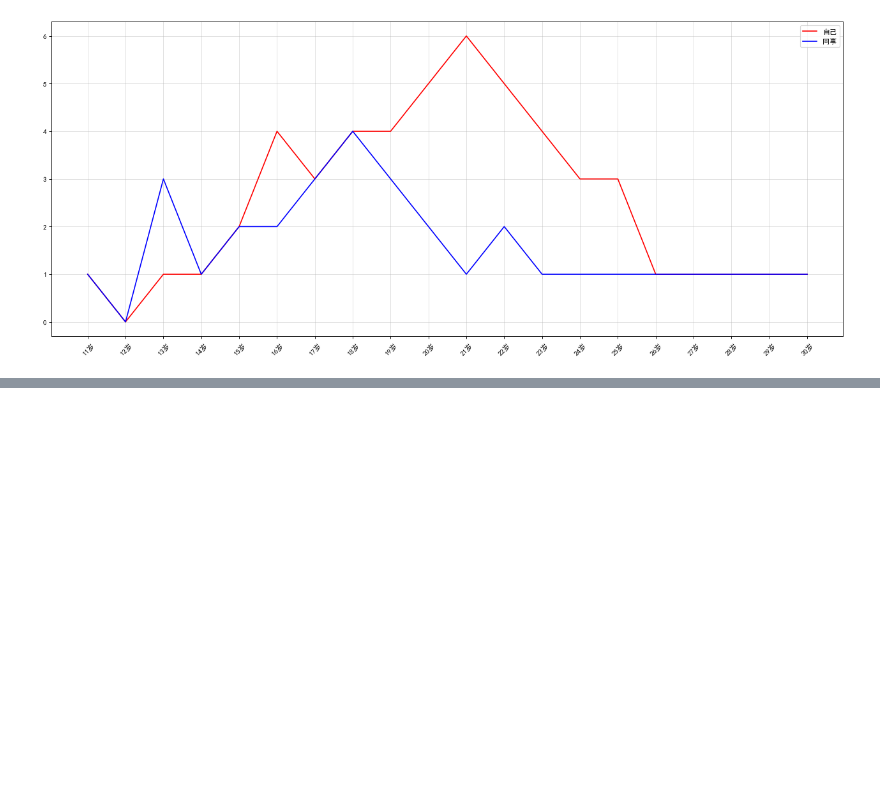
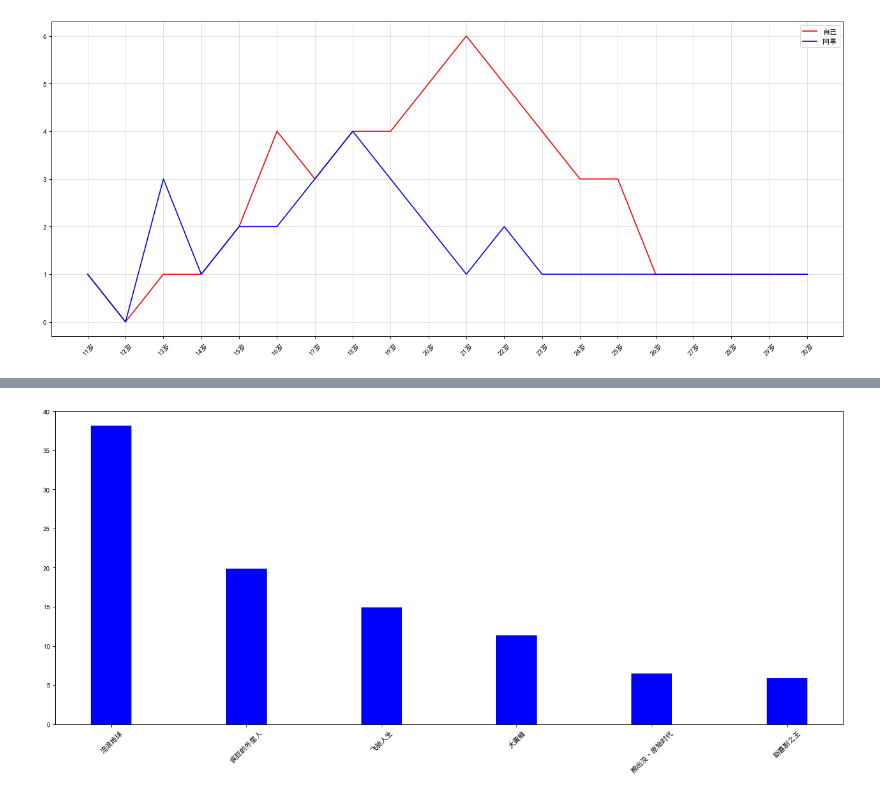
Before and after one commit to programmerdjkqm/-_python-, a Jupyter notebook: jupyter/matplotlib.ipynb, the cells around one changed output, grey strips where cells are left out. Cells and saved outputs as stored; diff of their text form; code cells hidden in the pictures; blank space fills up the shorter version.

```diff
--- a/jupyter/matplotlib.ipynb
+++ b/jupyter/matplotlib.ipynb
@@ -104,0 +123,14 @@ plt.show()
+# %%
+a = ['流浪地球','疯狂的外星人','飞驰人生','大黄蜂','熊出没·原始时代','新喜剧之王']
+b = [38.13,19.85,14.89,11.36,6.47,5.93]
+plt.figure(figsize=(20,8),dpi=80) # 设置画布
+# 绘制条形图的方法
+'''
+width=0.3 条形的宽度
+'''
+#bar函数画条形图
+rects = plt.bar(range(len(a)),b,width=0.3,color='b')
+plt.xticks(range(len(a)),a,rotation=45)
+plt.show()
+# %% [output]
+[figure, added]
```
Also changed, not shown: parts of 3 cells of this notebook.
